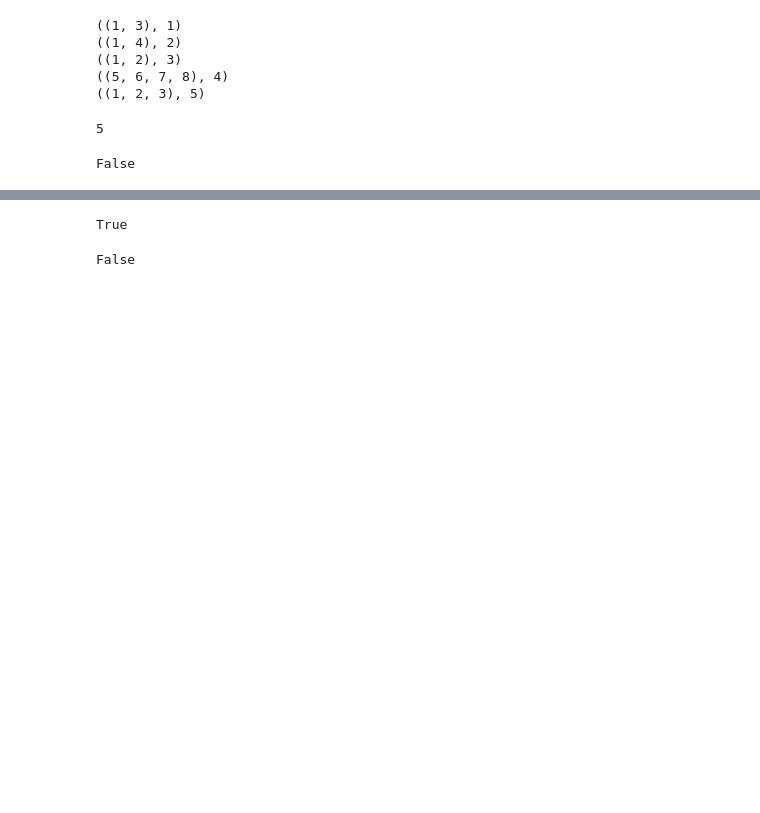
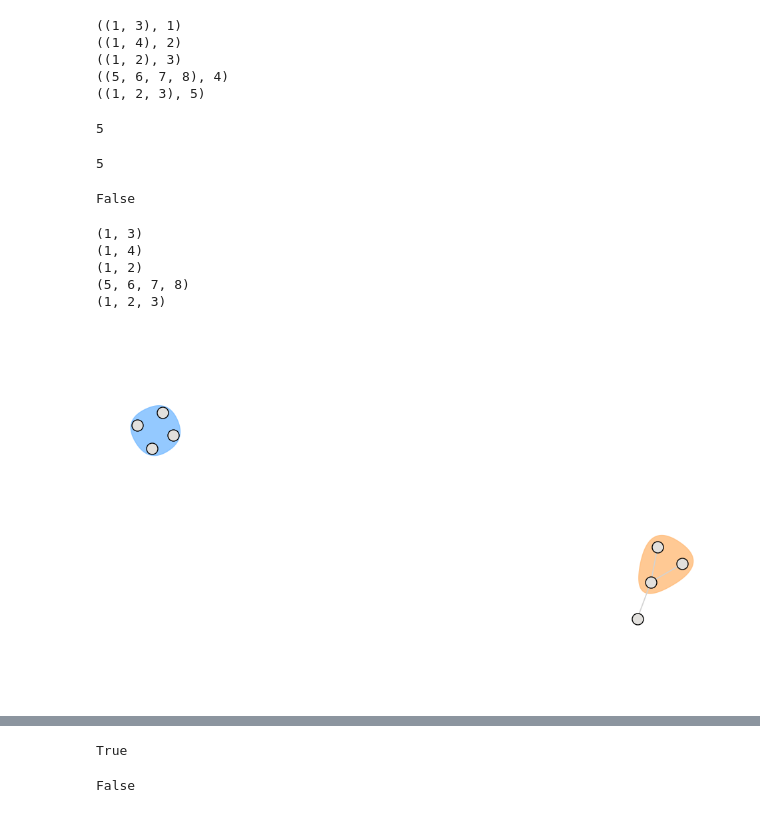
Before and after one commit to HGX-Team/hypergraphx, a Jupyter notebook: tutorials/basics.ipynb, the cells around one changed output, grey strips where cells are left out. Saved outputs shown, nothing was run; the diff lists cells and outputs as text; code cells hidden in the pictures; blank space fills up the shorter version.

```diff
--- a/tutorials/basics.ipynb
+++ b/tutorials/basics.ipynb
@@ -19,5 +18,5 @@ Edge list: [(1, 3), (1, 4), (1, 2), (5, 6, 7, 8), (1, 2, 3)]
 # %%
-H = hypergraphx.Hypergraph([(1, 3), (1, 4), (1, 2), (5, 6, 7, 8), (1, 2, 3)], weighted=True, weights=[1, 2, 3, 4, 5])
+H = hgx.Hypergraph([(1, 3), (1, 4), (1, 2), (5, 6, 7, 8), (1, 2, 3)], weighted=True, weights=[1, 2, 3, 4, 5])
 # %%
 H.get_edges()
 # %% [output]
@@ -39,9 +38,22 @@ for edge in H:
 H.get_weight((1, 2, 3))
 # %% [output]
 5
+# %%
+H.get_weight((2, 3, 1))
+# %% [output]
+5
 # %%
 H.is_connected()
 # %% [output]
 False
+# %%
+draw_hypergraph(H)
+# %% [output]
+(1, 3)
+(1, 4)
+(1, 2)
+(5, 6, 7, 8)
+(1, 2, 3)
+[figure, added]
 # %%
 H.add_edge((1,5), weight=10)
```
Also changed, not shown: parts of 9 cells of this notebook, 16 other files.
